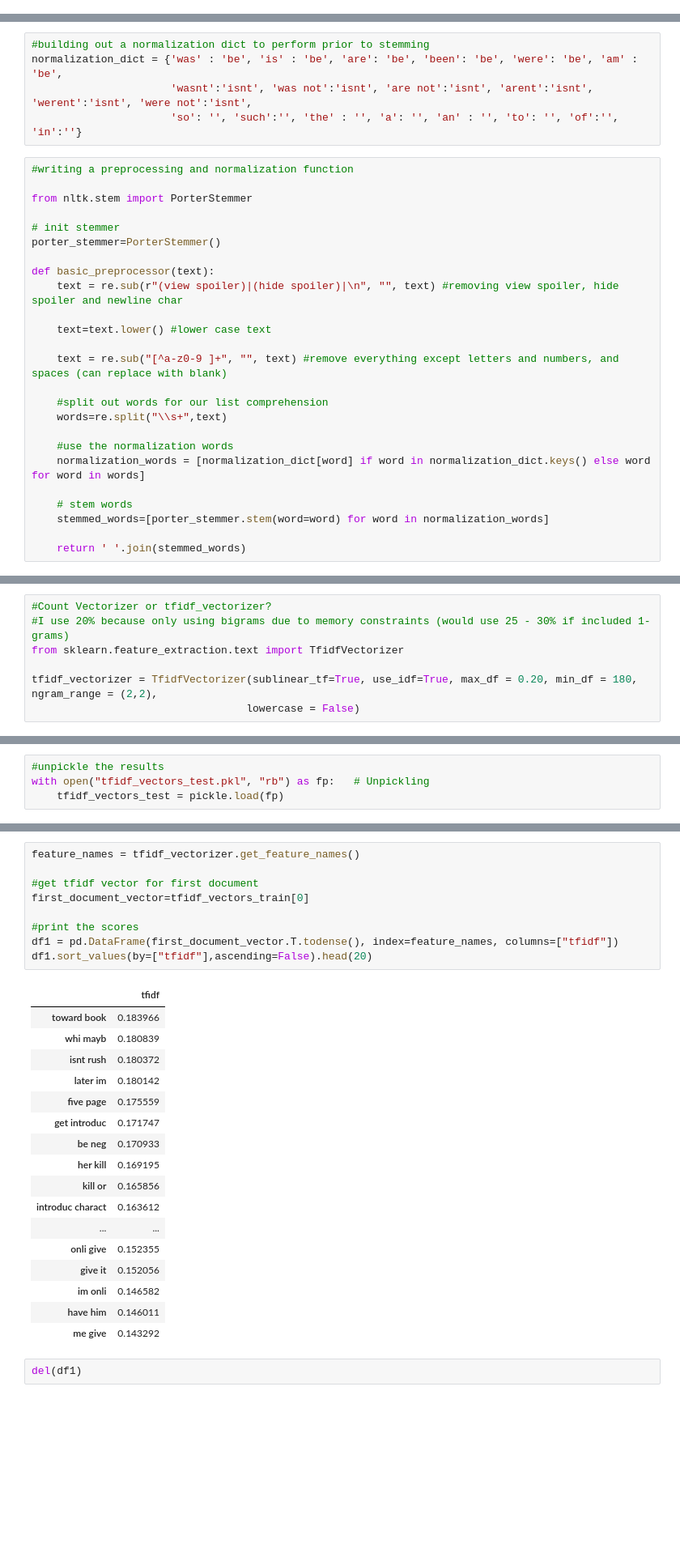
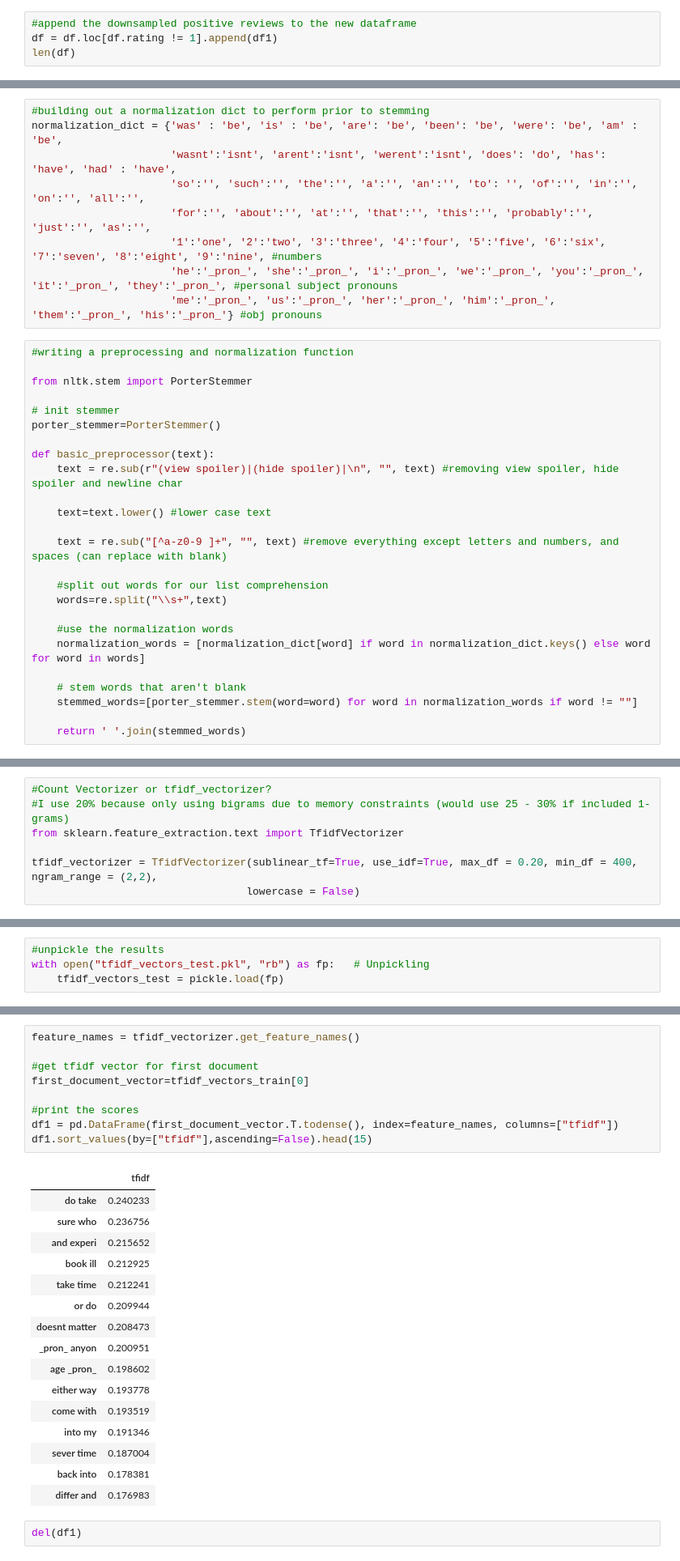
Before and after one commit to dwitten392/Springboard---DW, a Jupyter notebook: Captstone 2 - Goodreads Reviews/Goodreads Book Reviews.ipynb, the cells around one changed output, grey strips where cells are left out. Shown at 81% size. Cells and saved outputs as stored; diff of their text form; blank space fills up the shorter version.

```diff
--- a/Captstone 2 - Goodreads Reviews/Goodreads Book Reviews.ipynb
+++ b/Captstone 2 - Goodreads Reviews/Goodreads Book Reviews.ipynb
@@ -156,0 +150,4 @@ Name: rating, dtype: int64
+# %%
+#append the downsampled positive reviews to the new dataframe
+df = df.loc[df.rating != 1].append(df1)
+len(df)
@@ -157,8 +159,12 @@ Name: rating, dtype: int64
 # %%
 #building out a normalization dict to perform prior to stemming
 normalization_dict = {'was' : 'be', 'is' : 'be', 'are': 'be', 'been': 'be', 'were': 'be', 'am' : 'be',
-                      'wasnt':'isnt', 'was not':'isnt', 'are not':'isnt', 'arent':'isnt', 'werent':'isnt', 'were not':'isnt',
-                      'so': '', 'such':'', 'the' : '', 'a': '', 'an' : '', 'to': '', 'of':'', 'in':''}
+                      'wasnt':'isnt', 'arent':'isnt', 'werent':'isnt', 'does': 'do', 'has': 'have', 'had' : 'have',
+                      'so':'', 'such':'', 'the':'', 'a':'', 'an':'', 'to': '', 'of':'', 'in':'', 'on':'', 'all':'',
+                      'for':'', 'about':'', 'at':'', 'that':'', 'this':'', 'probably':'', 'just':'', 'as':'',
+                      '1':'one', '2':'two', '3':'three', '4':'four', '5':'five', '6':'six', '7':'seven', '8':'eight', '9':'nine', #numbers
+                      'he':'_pron_', 'she':'_pron_', 'i':'_pron_', 'we':'_pron_', 'you':'_pron_', 'it':'_pron_', 'they':'_pron_', #personal subject pronouns
+                      'me':'_pron_', 'us':'_pron_', 'her':'_pron_', 'him':'_pron_', 'them':'_pron_', 'his':'_pron_'} #obj pronouns
 # %%
 #writing a preprocessing and normalization function
 
@@ -180,8 +186,8 @@ def basic_preprocessor(text):
     #use the normalization words
     normalization_words = [normalization_dict[word] if word in normalization_dict.keys() else word for word in words]
 
-    # stem words
-    stemmed_words=[porter_stemmer.stem(word=word) for word in normalization_words]
+    # stem words that aren't blank
+    stemmed_words=[porter_stemmer.stem(word=word) for word in normalization_words if word != ""]
 
     return ' '.join(stemmed_words)
 # %% [markdown]
@@ -222,7 +228,7 @@ del(df)
 #I use 20% because only using bigrams due to memory constraints (would use 25 - 30% if included 1-grams)
 from sklearn.feature_extraction.text import TfidfVectorizer
 
-tfidf_vectorizer = TfidfVectorizer(sublinear_tf=True, use_idf=True, max_df = 0.20, min_df = 180, ngram_range = (2,2),
+tfidf_vectorizer = TfidfVectorizer(sublinear_tf=True, use_idf=True, max_df = 0.20, min_df = 400, ngram_range = (2,2),
                                   lowercase = False)
 # %%
 tfidf_vectors_train = tfidf_vectorizer.fit_transform(X_train.review_text)
@@ -278,30 +289,29 @@ df_idf.sort_values(by=['idf_weights']).iloc[:10]
 # %%
 feature_names = tfidf_vectorizer.get_feature_names()
 
 #get tfidf vector for first document
 first_document_vector=tfidf_vectors_train[0]
 
 #print the scores
 df1 = pd.DataFrame(first_document_vector.T.todense(), index=feature_names, columns=["tfidf"])
-df1.sort_values(by=["tfidf"],ascending=False).head(20)
+df1.sort_values(by=["tfidf"],ascending=False).head(15)
 # %% [output]
 |  | tfidf |
-| toward book | 0.183966 |
-| whi mayb | 0.180839 |
-| isnt rush | 0.180372 |
-| later im | 0.180142 |
-| five page | 0.175559 |
-| get introduc | 0.171747 |
-| be neg | 0.170933 |
-| her kill | 0.169195 |
-| kill or | 0.165856 |
-| introduc charact | 0.163612 |
-| ... | ... |
-| onli give | 0.152355 |
-| give it | 0.152056 |
-| im onli | 0.146582 |
-| have him | 0.146011 |
-| me give | 0.143292 |
+| do take | 0.240233 |
+| sure who | 0.236756 |
+| and experi | 0.215652 |
+| book ill | 0.212925 |
+| take time | 0.212241 |
+| or do | 0.209944 |
+| doesnt matter | 0.208473 |
+| _pron_ anyon | 0.200951 |
+| age _pron_ | 0.198602 |
+| either way | 0.193778 |
+| come with | 0.193519 |
+| into my | 0.191346 |
+| sever time | 0.187004 |
+| back into | 0.178381 |
+| differ and | 0.176983 |
 # %%
 del(df1)
 # %% [markdown]
```
Also changed, not shown: parts of 38 cells of this notebook.
